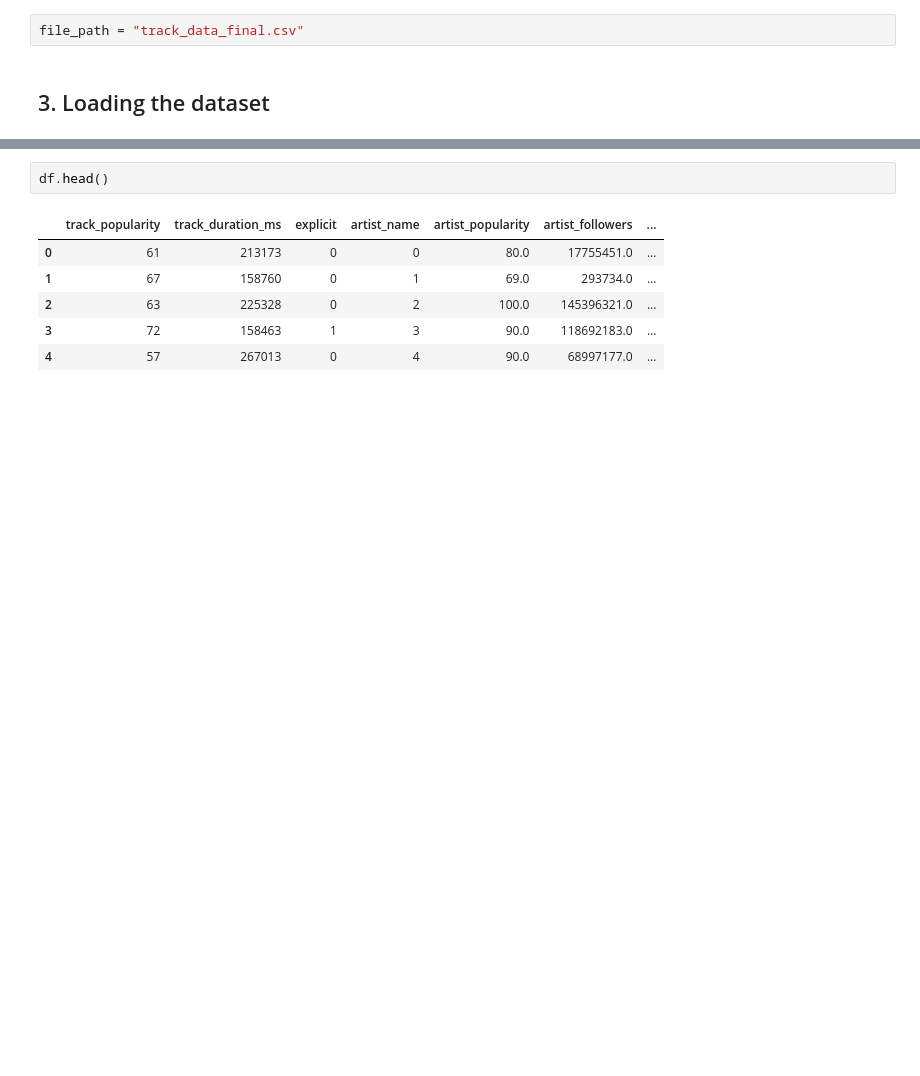
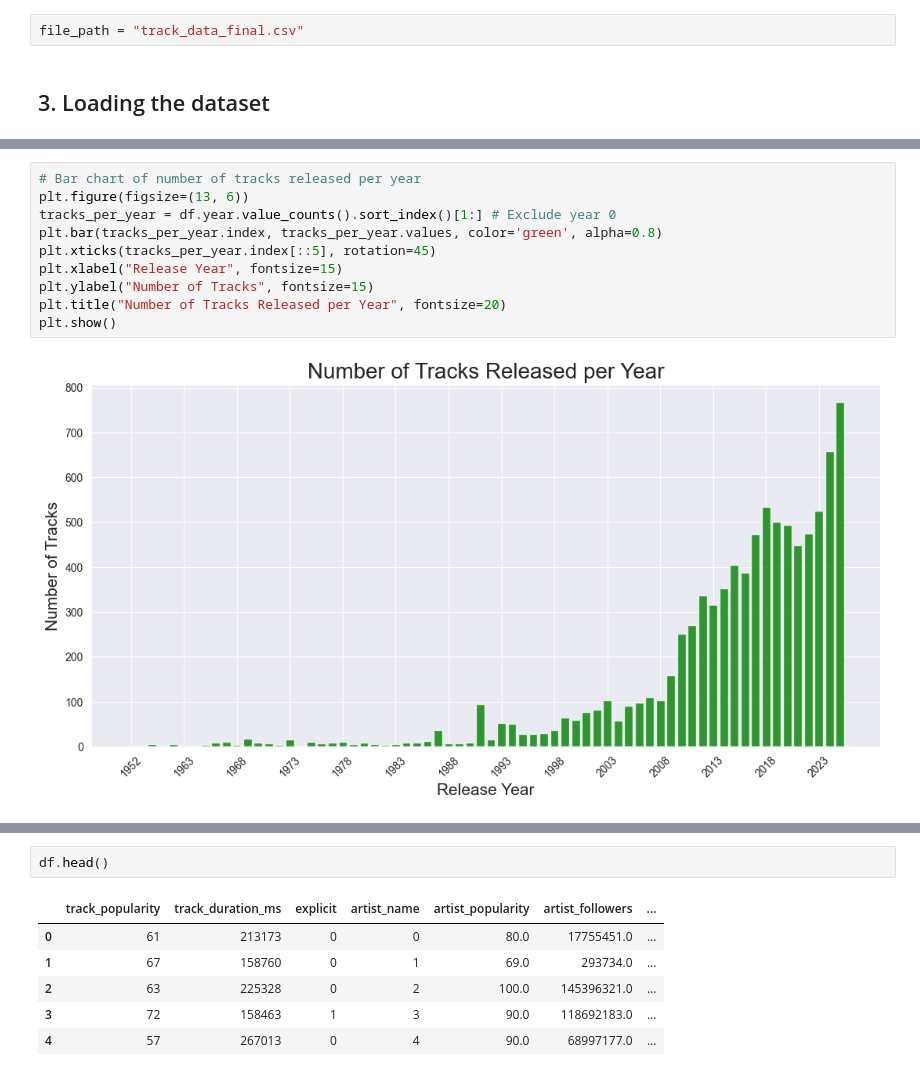
Before and after one commit to Fullbust505/SpotifyPopularityAnalysis, a Jupyter notebook: main.ipynb, the cells around one changed output, grey strips where cells are left out. Drawn from its saved outputs; the diff is of its cells as text; blank space fills up the shorter version.

```diff
--- a/main.ipynb
+++ b/main.ipynb
@@ -173,0 +228,12 @@ df["explicit"] = df["explicit"].map({False : 0, True : 1})
+# %%
+# Bar chart of number of tracks released per year
+plt.figure(figsize=(13, 6))
+tracks_per_year = df.year.value_counts().sort_index()[1:] # Exclude year 0
+plt.bar(tracks_per_year.index, tracks_per_year.values, color='green', alpha=0.8)
+plt.xticks(tracks_per_year.index[::5], rotation=45)
+plt.xlabel("Release Year", fontsize=15)
+plt.ylabel("Number of Tracks", fontsize=15)
+plt.title("Number of Tracks Released per Year", fontsize=20)
+plt.show()
+# %% [output]
+[figure, added]
```
Also changed, not shown: parts of 70 cells of this notebook.
